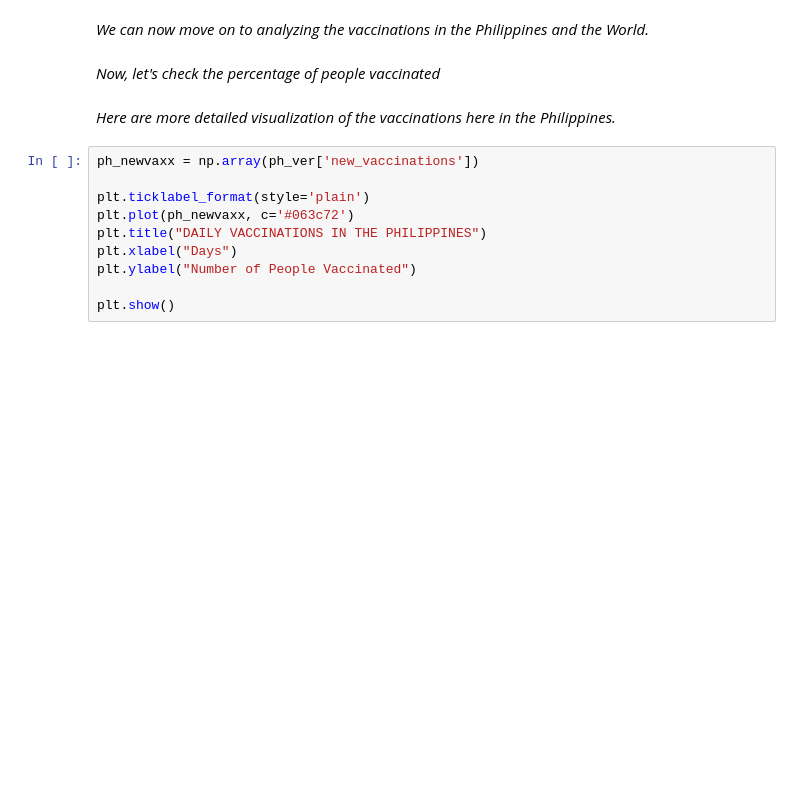
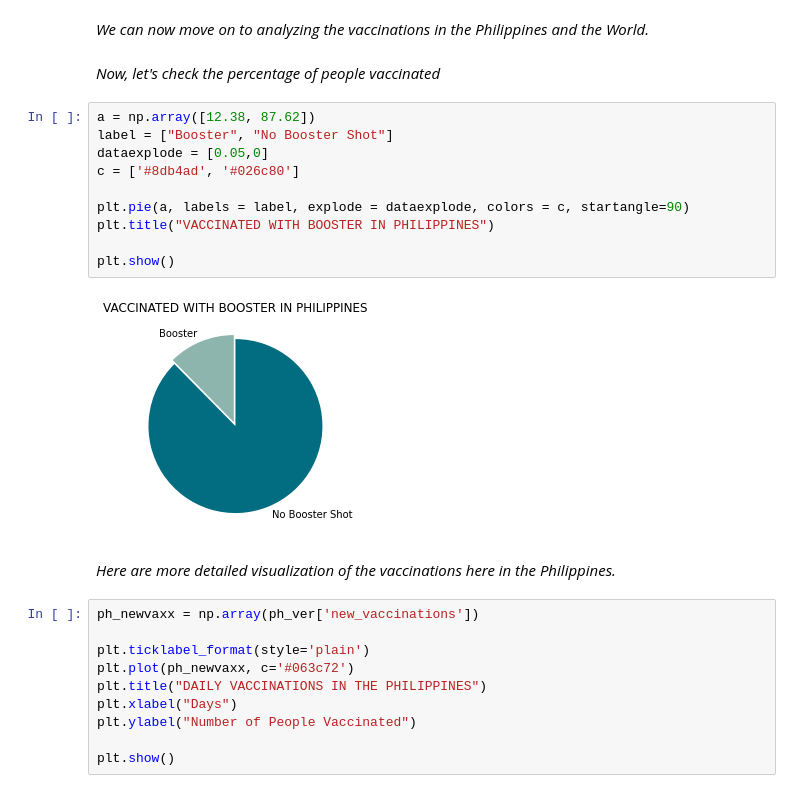
Before and after one commit to jxblrkrstffrbrms/ITBA3206-SPARTACUS, a Jupyter notebook: Reaching_New_Heights_Boosting_Vaccinations_for_a_Safer_Community.ipynb, the cells around one changed output. Drawn from its saved outputs; the diff is of its cells as text; blank space fills up the shorter version.

Commit message:
added code for displaying percentage of booster vaccinations in ph

```diff
--- a/Reaching_New_Heights_Boosting_Vaccinations_for_a_Safer_Community.ipynb
+++ b/Reaching_New_Heights_Boosting_Vaccinations_for_a_Safer_Community.ipynb
@@ -181,6 +181,18 @@ plt.show()
 *We can now move on to analyzing the vaccinations in the Philippines and the World.*
 # %% [markdown]
 *Now, let's check the percentage of people vaccinated*
+# %%
+a = np.array([12.38, 87.62])
+label = ["Booster", "No Booster Shot"]
+dataexplode = [0.05,0]
+c = ['#8db4ad', '#026c80']
+
+plt.pie(a, labels = label, explode = dataexplode, colors = c, startangle=90)
+plt.title("VACCINATED WITH BOOSTER IN PHILIPPINES")
+
+plt.show()
+# %% [output]
+[figure, added]
 # %% [markdown]
 *Here are more detailed visualization of the vaccinations here in the Philippines.*
 # %%
```
